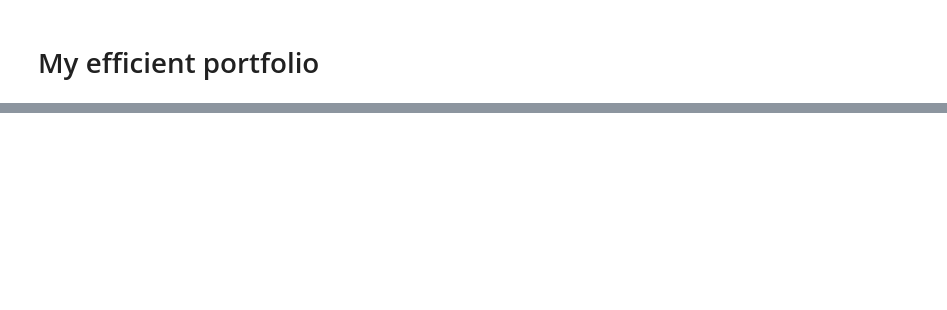
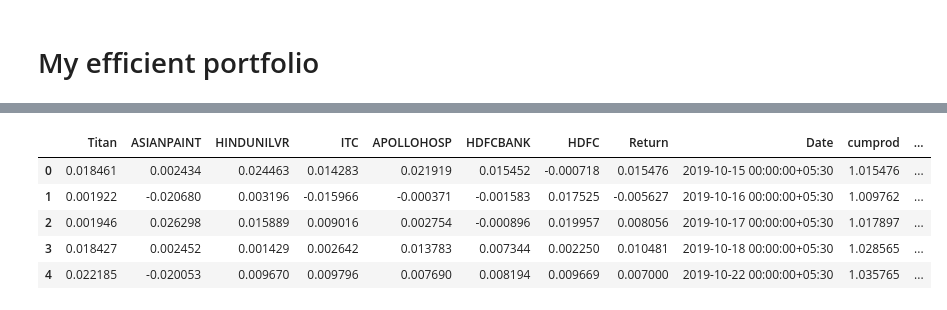
Before and after one commit to yotitan/DA226O-Project1, a Jupyter notebook: 2 - Calculations.ipynb, the cells around one changed output, grey strips where cells are left out. Saved outputs shown, nothing was run; the diff lists cells and outputs as text; code cells hidden in the pictures; blank space fills up the shorter version.

```diff
--- a/2 - Calculations.ipynb
+++ b/2 - Calculations.ipynb
@@ -431,0 +438,9 @@ Market expected daily return in test period =  -0.00020886349667656508
+# %%
+train_simulation.head( )
+# %% [output]
+|  | Titan | ASIANPAINT | HINDUNILVR | ITC | APOLLOHOSP | HDFCBANK | HDFC | Return | Date | cumprod | ... |
+| 0 | 0.018461 | 0.002434 | 0.024463 | 0.014283 | 0.021919 | 0.015452 | -0.000718 | 0.015476 | 2019-10-15 00:00:00+05:30 | 1.015476 | ... |
+| 1 | 0.001922 | -0.020680 | 0.003196 | -0.015966 | -0.000371 | -0.001583 | 0.017525 | -0.005627 | 2019-10-16 00:00:00+05:30 | 1.009762 | ... |
+| 2 | 0.001946 | 0.026298 | 0.015889 | 0.009016 | 0.002754 | -0.000896 | 0.019957 | 0.008056 | 2019-10-17 00:00:00+05:30 | 1.017897 | ... |
+| 3 | 0.018427 | 0.002452 | 0.001429 | 0.002642 | 0.013783 | 0.007344 | 0.002250 | 0.010481 | 2019-10-18 00:00:00+05:30 | 1.028565 | ... |
+| 4 | 0.022185 | -0.020053 | 0.009670 | 0.009796 | 0.007690 | 0.008194 | 0.009669 | 0.007000 | 2019-10-22 00:00:00+05:30 | 1.035765 | ... |
```
Also changed, not shown: parts of 16 cells of this notebook.
